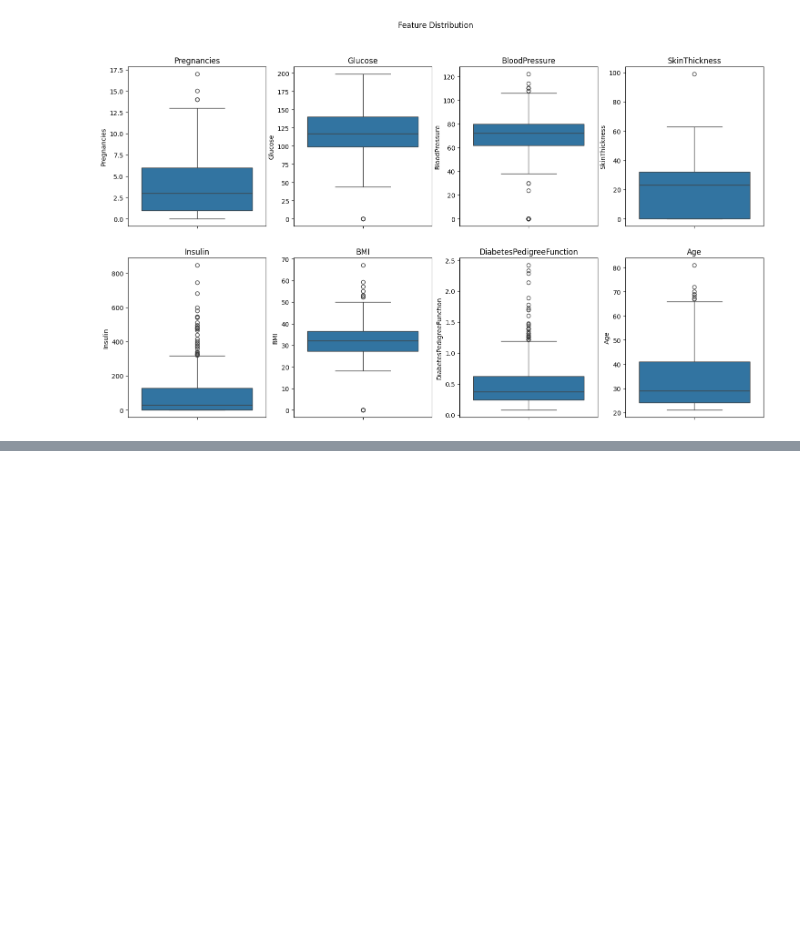
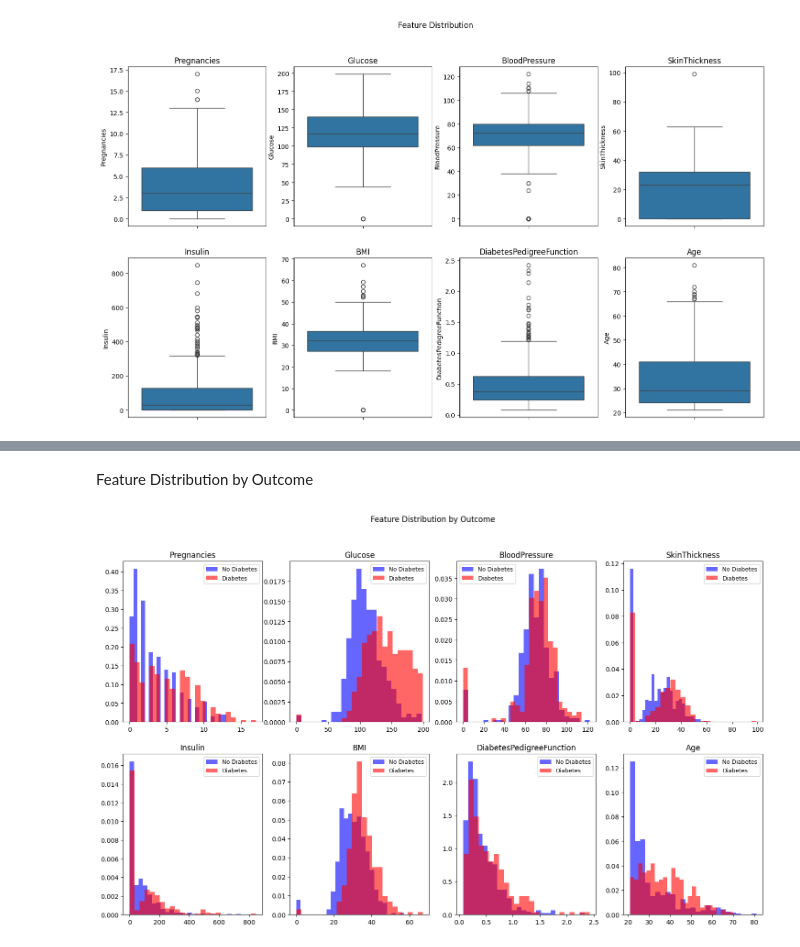
Before and after one commit to Adya-G-Bharadwaj/diagnostic-diabetes-detection, a Jupyter notebook: exploring-data.ipynb, the cells around one changed output, grey strips where cells are left out. Saved outputs shown, nothing was run; the diff lists cells and outputs as text; code cells hidden in the pictures; blank space fills up the shorter version.

```diff
--- a/exploring-data.ipynb
+++ b/exploring-data.ipynb
@@ -112,0 +126,17 @@ plt.show()
+# %% [markdown]
+Feature Distribution by Outcome
+# %%
+fig,ax = plt.subplots(2,4, figsize=(18,10))
+ax = ax.flatten()
+
+for i,col in enumerate(features):
+    for outcome, label, color in [(0,"No Diabetes", "blue"),(1,"Diabetes", "red")]:
+        subset = df[df["Outcome"]==outcome][col]
+        ax[i].hist(subset, bins=25, alpha=0.6, color=color, label=label, density=True)
+    ax[i].set_title(col)
+    ax[i].legend(fontsize=9)
+
+plt.suptitle("Feature Distribution by Outcome")
+plt.show()
+# %% [output]
+[figure, added]
```
Also changed, not shown: parts of 11 cells of this notebook.
